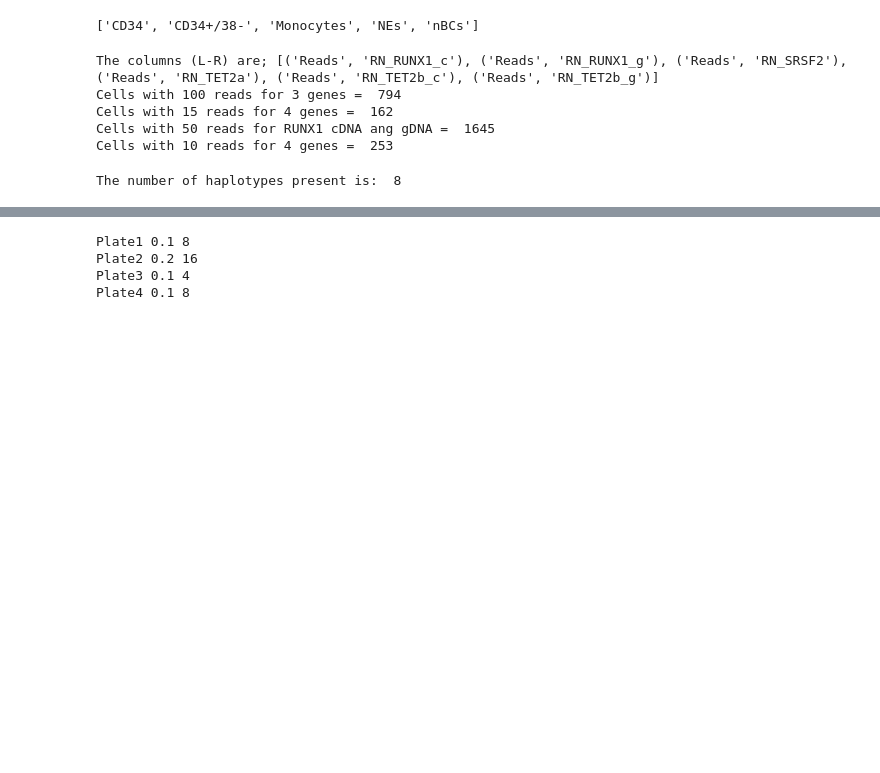
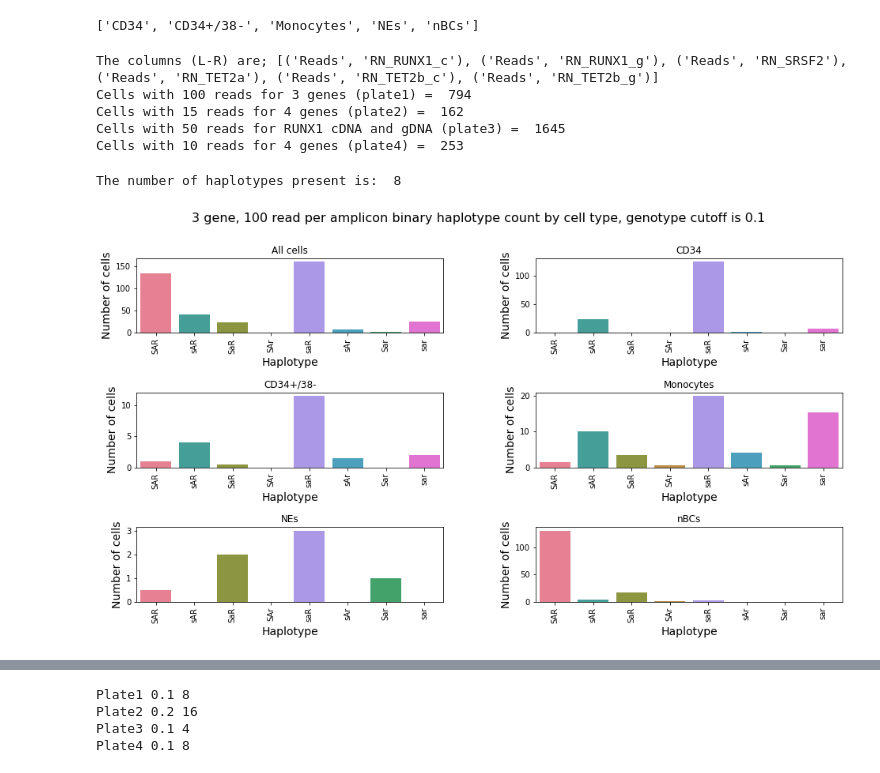
Before and after one commit to AnnatinaSchnegg/AS_amplicons, a Jupyter notebook: Code/Haps - RN Haplotypes - improved code.ipynb, the cells around one changed output, grey strips where cells are left out. Saved outputs shown, nothing was run; the diff lists cells and outputs as text; code cells hidden in the pictures; blank space fills up the shorter version.

```diff
--- a/Code/Haps - RN Haplotypes - improved code.ipynb
+++ b/Code/Haps - RN Haplotypes - improved code.ipynb
@@ -114,7 +116,7 @@ df1['Well'] = df1.index.get_level_values(1)
 df1['Plate_Well'] = df1['Plate'].astype(str) + '_' + df1['Well'].astype(str)
 gene3_100cut = df1['Plate_Well'].drop_duplicates().to_list() #RN_wells is the list of wells that fulfill the desired criteria
 gene3_100cut_amps = df1.index.get_level_values(2).drop_duplicates().to_list()
-print('Cells with 100 reads for 3 genes = ', len(gene3_100cut))
+print('Cells with 100 reads for 3 genes (plate1) = ', len(gene3_100cut))
 
 #Find the cells/wells that contain >15 reads for the gDNA amplicons  and turn into a list
 df2 = RN_allele_plate.groupby(['Plate', 'Well', 'Amplicon']).sum().unstack()
@@ -126,7 +128,7 @@ df2['Well'] = df2.index.get_level_values(1)
 df2['Plate_Well'] = df2['Plate'].astype(str) + '_' + df2['Well'].astype(str)
 gene4_15cut = df2['Plate_Well'].drop_duplicates().to_list() #RN_wells is the list of wells that fulfill the desired criteria
 gene4_15cut_amps = df2.index.get_level_values(2).drop_duplicates().to_list()
-print('Cells with 15 reads for 4 genes = ', len(gene4_15cut))
+print('Cells with 15 reads for 4 genes (plate2) = ', len(gene4_15cut))
 
 #Find cells with 50 reads for RUNX1 cDNA or gDNA to compare methods
 df3 = RN_allele_plate.groupby(['Plate', 'Well', 'Amplicon']).sum().unstack()
@@ -138,7 +140,7 @@ df3['Well'] = df3.index.get_level_values(1)
 df3['Plate_Well'] = df3['Plate'].astype(str) + '_' + df3['Well'].astype(str)
 gene1_50cut = df3['Plate_Well'].drop_duplicates().to_list()
 gene1_50cut_amps = df3.index.get_level_values(2).drop_duplicates().to_list()
-print('Cells with 50 reads for RUNX1 cDNA ang gDNA = ', len(gene1_50cut))
+print('Cells with 50 reads for RUNX1 cDNA and gDNA (plate3) = ', len(gene1_50cut))
 
 #Find the cells/wells that contain >10 reads for the gDNA amplicons  and turn into a list
 df4 = RN_allele_plate.groupby(['Plate', 'Well', 'Amplicon']).sum().unstack()
@@ -150,13 +152,15 @@ df4['Well'] = df4.index.get_level_values(1)
 df4['Plate_Well'] = df4['Plate'].astype(str) + '_' + df4['Well'].astype(str)
 gene4_10cut = df4['Plate_Well'].drop_duplicates().to_list() #RN_wells is the list of wells that fulfill the desired criteria
 gene4_10cut_amps = df4.index.get_level_values(2).drop_duplicates().to_list()
-print('Cells with 10 reads for 4 genes = ', len(gene4_10cut))
+print('Cells with 10 reads for 4 genes (plate4) = ', len(gene4_10cut))
+
+plate_key = ('Cells with 100 reads for 3 genes (plate1), Cells with 15 reads for 4 genes (plate2), Cells with 50 reads for RUNX1 cDNA and gDNA (plate3), Cells with 10 reads for 4 genes (plate4)')
 # %% [output]
 The columns (L-R) are; [('Reads', 'RN_RUNX1_c'), ('Reads', 'RN_RUNX1_g'), ('Reads', 'RN_SRSF2'), ('Reads', 'RN_TET2a'), ('Reads', 'RN_TET2b_c'), ('Reads', 'RN_TET2b_g')]
-Cells with 100 reads for 3 genes =  794
-Cells with 15 reads for 4 genes =  162
-Cells with 50 reads for RUNX1 cDNA ang gDNA =  1645
-Cells with 10 reads for 4 genes =  253
+Cells with 100 reads for 3 genes (plate1) =  794
+Cells with 15 reads for 4 genes (plate2) =  162
+Cells with 50 reads for RUNX1 cDNA and gDNA (plate3) =  1645
+Cells with 10 reads for 4 genes (plate4) =  253
 # %%
 #Start with df1, gDNA amplicons except TET2b, filter list gene3_100cut
 cutoff1 = 0.1 #Put haplotype cutoff here
@@ -194,46 +198,66 @@ ax = axes.ravel()
 count = 0
 
 c = plate1['Haplotype'].value_counts().rename_axis('hap').reset_index(name='counts')
+
+#if any haplotype is not present, add it into the frame with freq 0 hap_3gene_poss has the possibilities
+for h in hap_3gene_poss:
+    if h in c['hap']:
+        continue
+    else:
+        dfh = pd.DataFrame([[h, 0]], columns= ['hap', 'counts'])
+        c = c.append(dfh)
+
 c['order'] = c['hap']
 c = c.replace({'order': hap_3gene_order})
 c = c.sort_values(by=['order'])
 d = c['counts'].sum()
 c['proportion'] = c['counts']/d
 
-ax[0] = sns.barplot(x='hap', y='counts', data = c, palette = col_3gene, ax = ax[count]) #fro scatter add  hue = 'hap'
+ax[0] = sns.barplot(x='hap', y='counts', data = c, palette = col_3gene, ax = ax[count], ci = None) #fro scatter add  hue = 'hap'
 ax[0].set_title('All cells')
 ax[0].set_ylabel('Number of cells', fontsize = 14)
 ax[0].set_xlabel('Haplotype', fontsize = 14)
+ax[0].tick_params(axis='x', labelrotation = 90)
 #ax[0].set_ylim(0.001,0.999)
 #ax[count].set_yscale('logit') #use this only with scatterplot
 
 for cell in celltype:
     count += 1
 
     if plate1.loc[plate1['Cell_type'].isin([cell])].empty ==False:
 
         a = plate1.loc[plate1['Cell_type'].isin([cell])]['Haplotype'].value_counts().rename_axis('hap').reset_index(name='counts')
+        #if any haplotype is not present, add it into the frame with freq 0 hap_3gene_poss has the possibilities
+        for h in hap_3gene_poss:
+            if h in a['hap']:
+                continue
+            else:
+                dfh = pd.DataFrame([[h, 0]], columns= ['hap', 'counts'])
+                a = a.append(dfh)
+
         a['order'] = a['hap']
         a = a.replace({'order': hap_3gene_order})
         a = a.sort_values(by=['order'])
         b = a['counts'].sum()
         a['proportion'] = a['counts']/b
 
-        ax[count] = sns.barplot(x='hap', y='counts', data = a, palette = col_3gene,  ax = ax[count]) #for scatter add  hue = 'hap'
+        ax[count] = sns.barplot(x='hap', y='counts', data = a, palette = col_3gene,  ax = ax[count], ci = None) #for scatter add  hue = 'hap'
         ax[count].set_title(str(cell))
         ax[count].set_ylabel('Number of cells', fontsize = 14)
         ax[count].set_xlabel('Haplotype', fontsize = 14)
+        ax[count].tick_params(axis='x', labelrotation = 90)
         #ax[count].set_ylim(0.001,0.999)
         #ax[count].set_yscale('logit') #use this only with scatterplot
 
     else:
         continue
 
 fig.suptitle('3 gene, 100 read per amplicon binary haplotype count by cell type, genotype cutoff is ' + str(cutoff1), fontsize=16)
 fig.savefig('../Results/Haplotypes/Haplotype_3gen_100amp_cutoff_'+str(cutoff1)+ '.png',dpi=300)
-plt.close()
+#plt.close()
 # %% [output]
 The number of haplotypes present is:  8
+[figure, added]
 # %%
 #Start with df2, gDNA amplicons gene4_15cut
 cutoff2 = 0.2 #Put haplotype cutoff here
```
Also changed, not shown: parts of 14 cells of this notebook, 34 other files.
